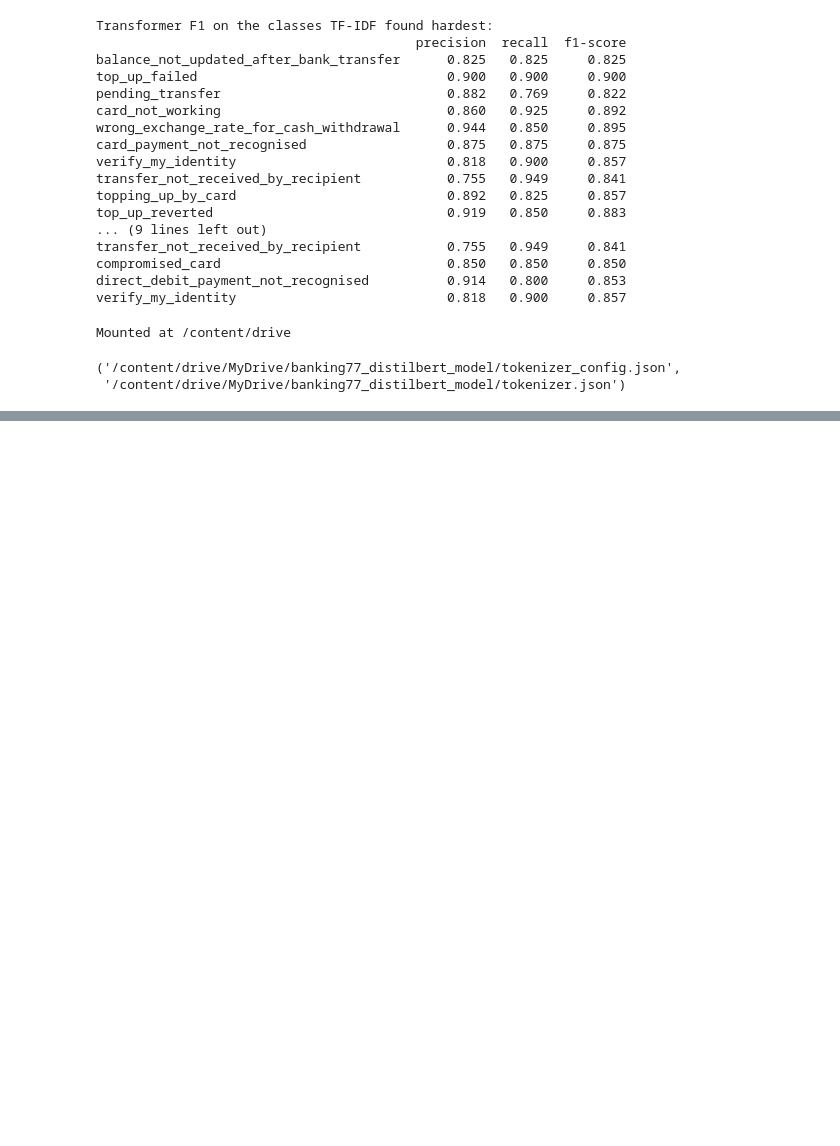
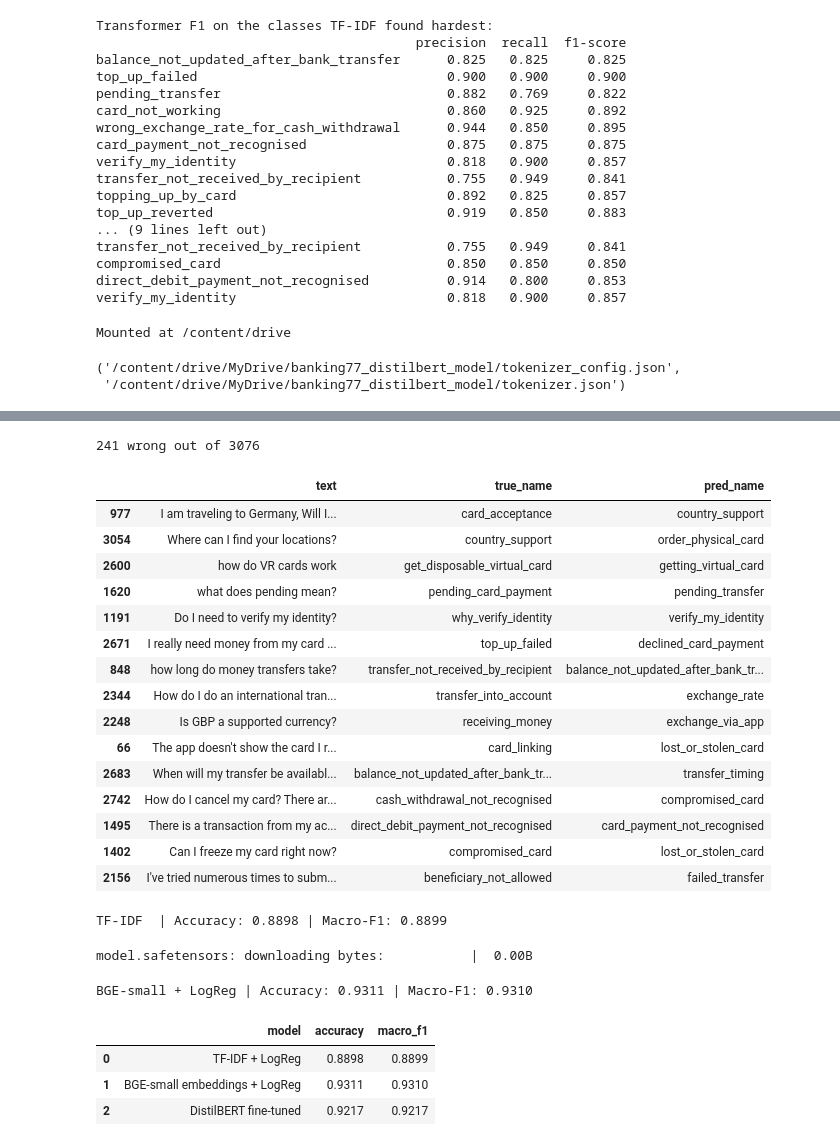
Before and after one commit to MithunKaveriappa/banking-intent-classifier, a Jupyter notebook: notebooks/02_finetune_distilbert.ipynb, the cells around one changed output, grey strips where cells are left out. Cells and saved outputs as stored; diff of their text form; code cells hidden in the pictures; blank space fills up the shorter version.

Commit message:
Add error analysis and model comparison

```diff
--- a/notebooks/02_finetune_distilbert.ipynb
+++ b/notebooks/02_finetune_distilbert.ipynb
@@ -211,0 +246,46 @@ Mounted at /content/drive
+# %%
+test_eval = test_df.reset_index(drop=True).copy()
+test_eval["pred"] = preds
+test_eval["true_name"] = test_eval["label"].map(id2label)
+test_eval["pred_name"] = test_eval["pred"].map(id2label)
+
+wrong = test_eval[test_eval["label"] != test_eval["pred"]]
+print(len(wrong), "wrong out of", len(test_eval))
+
+wrong[["text", "true_name", "pred_name"]].sample(15, random_state=1)
+# %% [output]
+241 wrong out of 3076
+|  | text | true_name | pred_name |
+| 977 | I am traveling to Germany, Will I... | card_acceptance | country_support |
+| 3054 | Where can I find your locations? | country_support | order_physical_card |
+| 2600 | how do VR cards work | get_disposable_virtual_card | getting_virtual_card |
+| 1620 | what does pending mean? | pending_card_payment | pending_transfer |
+| 1191 | Do I need to verify my identity? | why_verify_identity | verify_my_identity |
+| 2671 | I really need money from my card ... | top_up_failed | declined_card_payment |
+| 848 | how long do money transfers take? | transfer_not_received_by_recipient | balance_not_updated_after_bank_tr... |
+| 2344 | How do I do an international tran... | transfer_into_account | exchange_rate |
+| 2248 | Is GBP a supported currency? | receiving_money | exchange_via_app |
+| 66 | The app doesn't show the card I r... | card_linking | lost_or_stolen_card |
+| 2683 | When will my transfer be availabl... | balance_not_updated_after_bank_tr... | transfer_timing |
+| 2742 | How do I cancel my card? There ar... | cash_withdrawal_not_recognised | compromised_card |
+| 1495 | There is a transaction from my ac... | direct_debit_payment_not_recognised | card_payment_not_recognised |
+| 1402 | Can I freeze my card right now? | compromised_card | lost_or_stolen_card |
+| 2156 | I've tried numerous times to subm... | beneficiary_not_allowed | failed_transfer |
+# %%
+from sklearn.pipeline import Pipeline
+from sklearn.feature_extraction.text import TfidfVectorizer
+from sklearn.linear_model import LogisticRegression
+from sklearn.metrics import accuracy_score, f1_score
+
+tfidf = Pipeline([
+    ("tfidf", TfidfVectorizer(ngram_range=(1, 2), sublinear_tf=True)),
+    ("clf", LogisticRegression(max_iter=1000, C=10)),
+])
+tfidf.fit(train_df["text"], train_df["label"])
+p_tfidf = tfidf.predict(test_df["text"])
+
+tfidf_acc = accuracy_score(test_df["label"], p_tfidf)
+tfidf_f1 = f1_score(test_df["label"], p_tfidf, average="macro")
+print(f"TF-IDF  | Accuracy: {tfidf_acc:.4f} | Macro-F1: {tfidf_f1:.4f}")
+# %% [output]
+TF-IDF  | Accuracy: 0.8898 | Macro-F1: 0.8899
@@ -211,0 +294,32 @@ Mounted at /content/drive
+# %%
+from sentence_transformers import SentenceTransformer
+
+emb_model = SentenceTransformer("BAAI/bge-small-en-v1.5")
+
+X_train = emb_model.encode(train_df["text"].tolist(), batch_size=128,
+                           show_progress_bar=True, normalize_embeddings=True)
+X_test = emb_model.encode(test_df["text"].tolist(), batch_size=128,
+                          show_progress_bar=True, normalize_embeddings=True)
+
+emb_clf = LogisticRegression(max_iter=2000, C=10)
+emb_clf.fit(X_train, train_df["label"])
+p_emb = emb_clf.predict(X_test)
+
+emb_acc = accuracy_score(test_df["label"], p_emb)
+emb_f1 = f1_score(test_df["label"], p_emb, average="macro")
+print(f"BGE-small + LogReg | Accuracy: {emb_acc:.4f} | Macro-F1: {emb_f1:.4f}")
+# %% [output]
+model.safetensors: downloading bytes:           |  0.00B
+BGE-small + LogReg | Accuracy: 0.9311 | Macro-F1: 0.9310
+# %%
+comparison = pd.DataFrame([
+    {"model": "TF-IDF + LogReg",            "accuracy": tfidf_acc, "macro_f1": tfidf_f1},
+    {"model": "BGE-small embeddings + LogReg", "accuracy": emb_acc,  "macro_f1": emb_f1},
+    {"model": "DistilBERT fine-tuned",       "accuracy": acc,       "macro_f1": f1},
+]).round(4)
+comparison
+# %% [output]
+|  | model | accuracy | macro_f1 |
+| 0 | TF-IDF + LogReg | 0.8898 | 0.8899 |
+| 1 | BGE-small embeddings + LogReg | 0.9311 | 0.9310 |
+| 2 | DistilBERT fine-tuned | 0.9217 | 0.9217 |
```
Also changed, not shown: parts of 4 cells of this notebook, 2 other files.
